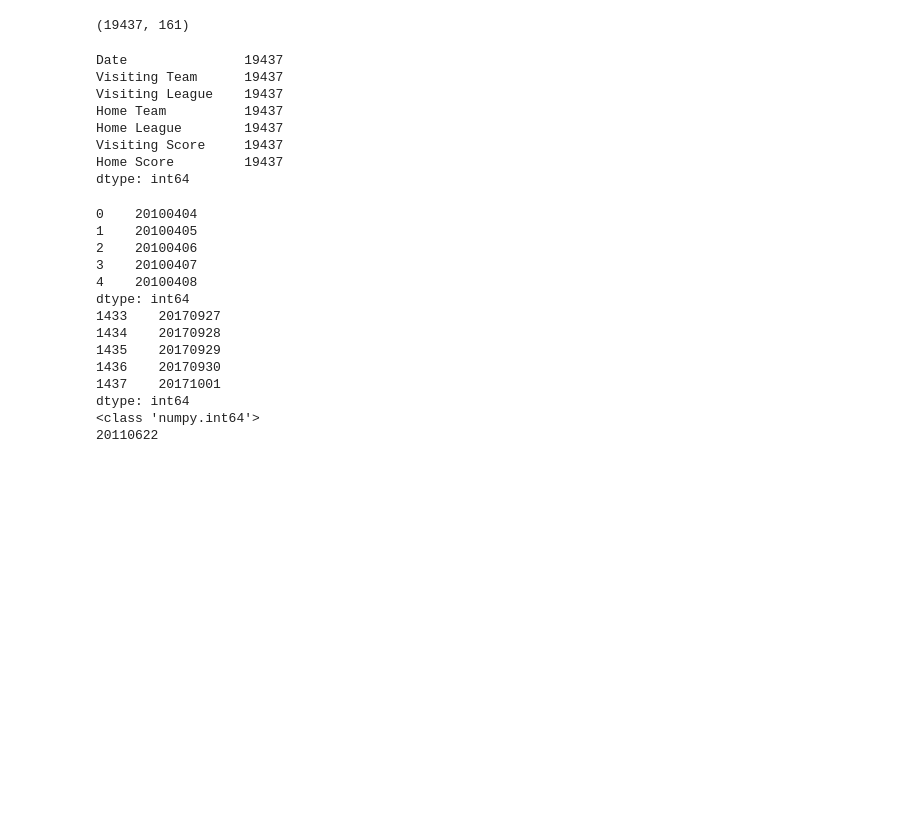
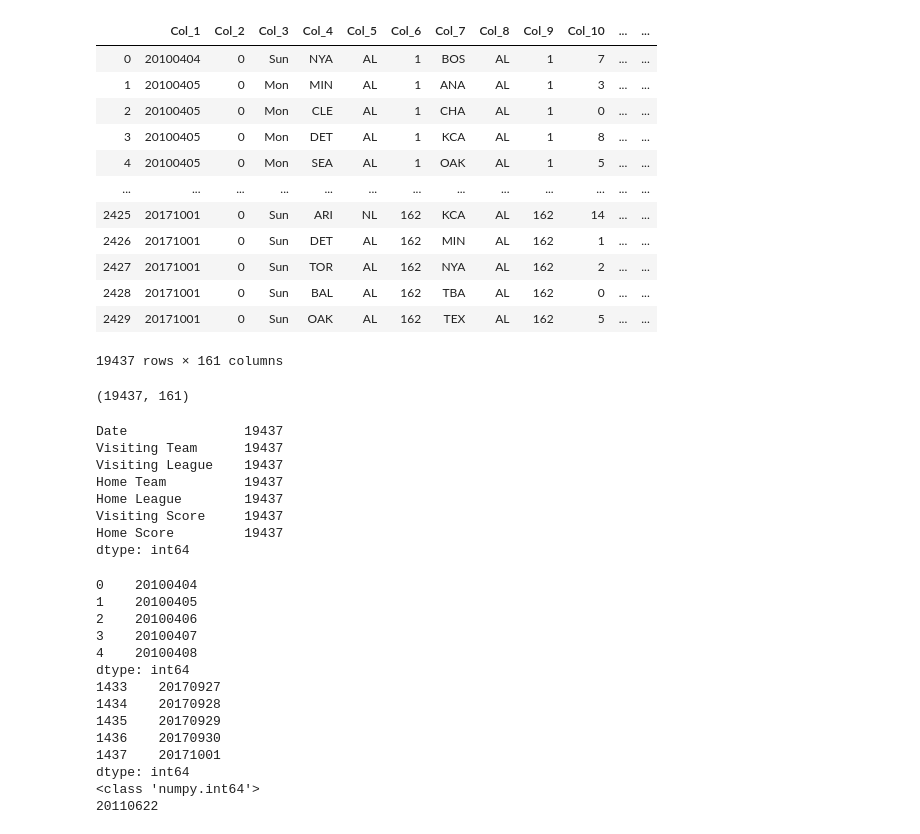
Before and after one commit to alexisperumal/baseball-predictor, a Jupyter notebook: venkat/baseball-predictor.ipynb, the cells around one changed output. Saved outputs shown, nothing was run; the diff lists cells and outputs as text; code cells hidden in the pictures; blank space fills up the shorter version.

```diff
--- a/venkat/baseball-predictor.ipynb
+++ b/venkat/baseball-predictor.ipynb
@@ -45,25 +45,39 @@
 # %%
 # Modules
 import os
 import csv
 import pprint
 import pandas as pd
 import glob
 import pprint
 
 files = glob.glob("../datasets/Final_Data_Files/GL*.csv")
 files.sort()
 
 def reader(f):
     df = pd.read_csv(f, index_col=False, header=None)
     df.columns = [("Col_"+str(i)) for i in range(1,df.shape[1]+1)]
 
     return df
 
 #season_df = pd.concat([reader(f) for f in files], keys=files)
 season_df = pd.concat([reader(f) for f in files])
 
-# season_df
+season_df
+# %% [output]
+|  | Col_1 | Col_2 | Col_3 | Col_4 | Col_5 | Col_6 | Col_7 | Col_8 | Col_9 | Col_10 | ... | ... |
+| 0 | 20100404 | 0 | Sun | NYA | AL | 1 | BOS | AL | 1 | 7 | ... | ... |
+| 1 | 20100405 | 0 | Mon | MIN | AL | 1 | ANA | AL | 1 | 3 | ... | ... |
+| 2 | 20100405 | 0 | Mon | CLE | AL | 1 | CHA | AL | 1 | 0 | ... | ... |
+| 3 | 20100405 | 0 | Mon | DET | AL | 1 | KCA | AL | 1 | 8 | ... | ... |
+| 4 | 20100405 | 0 | Mon | SEA | AL | 1 | OAK | AL | 1 | 5 | ... | ... |
+| ... | ... | ... | ... | ... | ... | ... | ... | ... | ... | ... | ... | ... |
+| 2425 | 20171001 | 0 | Sun | ARI | NL | 162 | KCA | AL | 162 | 14 | ... | ... |
+| 2426 | 20171001 | 0 | Sun | DET | AL | 162 | MIN | AL | 162 | 1 | ... | ... |
+| 2427 | 20171001 | 0 | Sun | TOR | AL | 162 | NYA | AL | 162 | 2 | ... | ... |
+| 2428 | 20171001 | 0 | Sun | BAL | AL | 162 | TBA | AL | 162 | 0 | ... | ... |
+| 2429 | 20171001 | 0 | Sun | OAK | AL | 162 | TEX | AL | 162 | 5 | ... | ... |
+19437 rows × 161 columns
 # %%
 season_df.shape # Useful to make sure we don't loose rows when adding column headers.
 # %% [output]
```
Also changed, not shown: 2 other files.
